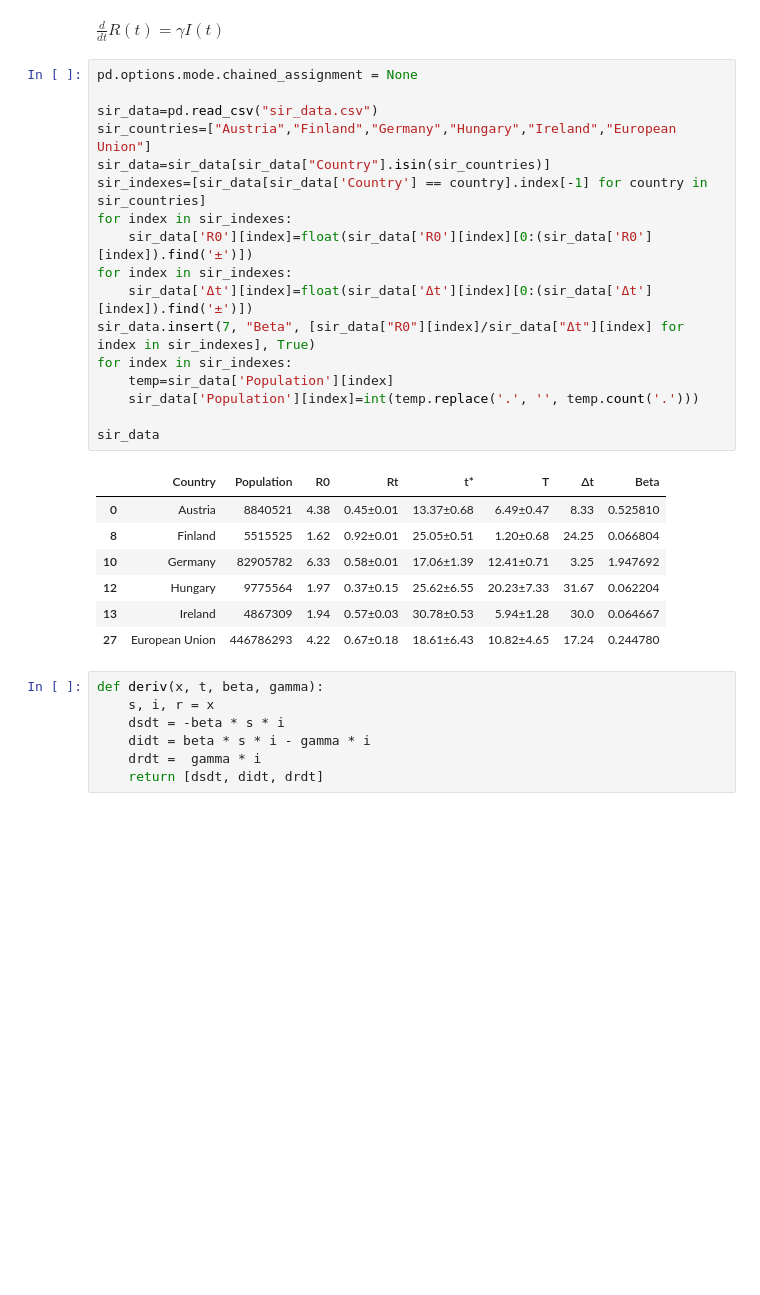
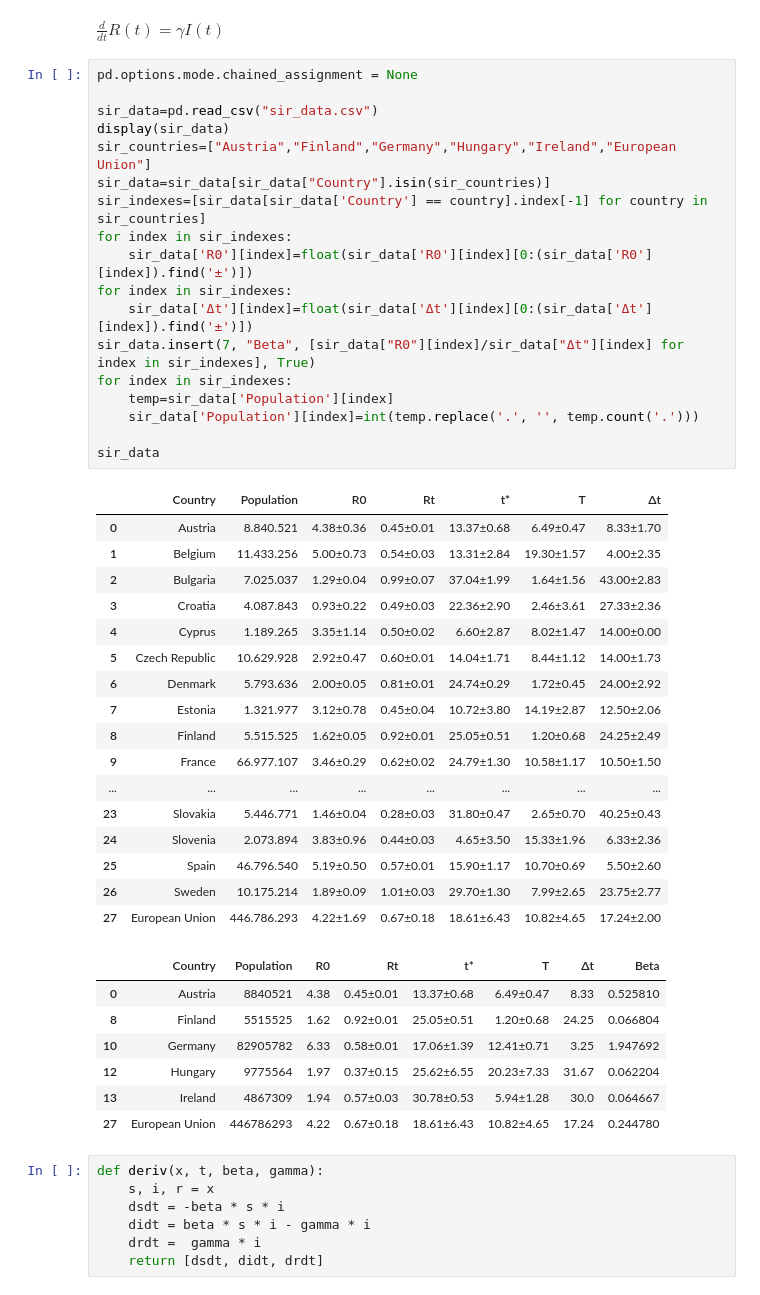
Before and after one commit to Adiklafa/Matprog, a Jupyter notebook: sir.ipynb, the cells around one changed output. Saved outputs shown, nothing was run; the diff lists cells and outputs as text; blank space fills up the shorter version.

```diff
--- a/sir.ipynb
+++ b/sir.ipynb
@@ -36,28 +36,46 @@ $\displaystyle \frac{d}{d t} R{\left(t \right)} = γ I{\left(t \right)}$
 # %%
 pd.options.mode.chained_assignment = None
 
 sir_data=pd.read_csv("sir_data.csv")
+display(sir_data)
 sir_countries=["Austria","Finland","Germany","Hungary","Ireland","European Union"]
 sir_data=sir_data[sir_data["Country"].isin(sir_countries)]
 sir_indexes=[sir_data[sir_data['Country'] == country].index[-1] for country in sir_countries]
 for index in sir_indexes:
     sir_data['R0'][index]=float(sir_data['R0'][index][0:(sir_data['R0'][index]).find('±')])
 for index in sir_indexes:
     sir_data['Δt'][index]=float(sir_data['Δt'][index][0:(sir_data['Δt'][index]).find('±')])
 sir_data.insert(7, "Beta", [sir_data["R0"][index]/sir_data["Δt"][index] for index in sir_indexes], True)
 for index in sir_indexes:
     temp=sir_data['Population'][index]
     sir_data['Population'][index]=int(temp.replace('.', '', temp.count('.')))
 
 sir_data
 # %% [output]
-|  | Country | Population | R0 | Rt | t* | T | Δt | Beta |
-| 0 | Austria | 8840521 | 4.38 | 0.45±0.01 | 13.37±0.68 | 6.49±0.47 | 8.33 | 0.525810 |
-| 8 | Finland | 5515525 | 1.62 | 0.92±0.01 | 25.05±0.51 | 1.20±0.68 | 24.25 | 0.066804 |
-| 10 | Germany | 82905782 | 6.33 | 0.58±0.01 | 17.06±1.39 | 12.41±0.71 | 3.25 | 1.947692 |
-| 12 | Hungary | 9775564 | 1.97 | 0.37±0.15 | 25.62±6.55 | 20.23±7.33 | 31.67 | 0.062204 |
-| 13 | Ireland | 4867309 | 1.94 | 0.57±0.03 | 30.78±0.53 | 5.94±1.28 | 30.0 | 0.064667 |
-| 27 | European Union | 446786293 | 4.22 | 0.67±0.18 | 18.61±6.43 | 10.82±4.65 | 17.24 | 0.244780 |
+|  | Country | Population | R0 | Rt | t* | T | Δt |
+| 0 | Austria | 8.840.521 | 4.38±0.36 | 0.45±0.01 | 13.37±0.68 | 6.49±0.47 | 8.33±1.70 |
+| 1 | Belgium | 11.433.256 | 5.00±0.73 | 0.54±0.03 | 13.31±2.84 | 19.30±1.57 | 4.00±2.35 |
+| 2 | Bulgaria | 7.025.037 | 1.29±0.04 | 0.99±0.07 | 37.04±1.99 | 1.64±1.56 | 43.00±2.83 |
+| 3 | Croatia | 4.087.843 | 0.93±0.22 | 0.49±0.03 | 22.36±2.90 | 2.46±3.61 | 27.33±2.36 |
+| 4 | Cyprus | 1.189.265 | 3.35±1.14 | 0.50±0.02 | 6.60±2.87 | 8.02±1.47 | 14.00±0.00 |
+| 5 | Czech Republic | 10.629.928 | 2.92±0.47 | 0.60±0.01 | 14.04±1.71 | 8.44±1.12 | 14.00±1.73 |
+| 6 | Denmark | 5.793.636 | 2.00±0.05 | 0.81±0.01 | 24.74±0.29 | 1.72±0.45 | 24.00±2.92 |
+| 7 | Estonia | 1.321.977 | 3.12±0.78 | 0.45±0.04 | 10.72±3.80 | 14.19±2.87 | 12.50±2.06 |
+| 8 | Finland | 5.515.525 | 1.62±0.05 | 0.92±0.01 | 25.05±0.51 | 1.20±0.68 | 24.25±2.49 |
+| 9 | France | 66.977.107 | 3.46±0.29 | 0.62±0.02 | 24.79±1.30 | 10.58±1.17 | 10.50±1.50 |
+| ... | ... | ... | ... | ... | ... | ... | ... |
+| 23 | Slovakia | 5.446.771 | 1.46±0.04 | 0.28±0.03 | 31.80±0.47 | 2.65±0.70 | 40.25±0.43 |
+| 24 | Slovenia | 2.073.894 | 3.83±0.96 | 0.44±0.03 | 4.65±3.50 | 15.33±1.96 | 6.33±2.36 |
+| 25 | Spain | 46.796.540 | 5.19±0.50 | 0.57±0.01 | 15.90±1.17 | 10.70±0.69 | 5.50±2.60 |
+| 26 | Sweden | 10.175.214 | 1.89±0.09 | 1.01±0.03 | 29.70±1.30 | 7.99±2.65 | 23.75±2.77 |
+| 27 | European Union | 446.786.293 | 4.22±1.69 | 0.67±0.18 | 18.61±6.43 | 10.82±4.65 | 17.24±2.00 |
+|  | Country | Population | R0 | Rt | t* | T | Δt | Beta |
+| 0 | Austria | 8840521 | 4.38 | 0.45±0.01 | 13.37±0.68 | 6.49±0.47 | 8.33 | 0.525810 |
+| 8 | Finland | 5515525 | 1.62 | 0.92±0.01 | 25.05±0.51 | 1.20±0.68 | 24.25 | 0.066804 |
+| 10 | Germany | 82905782 | 6.33 | 0.58±0.01 | 17.06±1.39 | 12.41±0.71 | 3.25 | 1.947692 |
+| 12 | Hungary | 9775564 | 1.97 | 0.37±0.15 | 25.62±6.55 | 20.23±7.33 | 31.67 | 0.062204 |
+| 13 | Ireland | 4867309 | 1.94 | 0.57±0.03 | 30.78±0.53 | 5.94±1.28 | 30.0 | 0.064667 |
+| 27 | European Union | 446786293 | 4.22 | 0.67±0.18 | 18.61±6.43 | 10.82±4.65 | 17.24 | 0.244780 |
 # %%
 def deriv(x, t, beta, gamma):
     s, i, r = x
```
Also changed, not shown: parts of 1 cell of this notebook.
